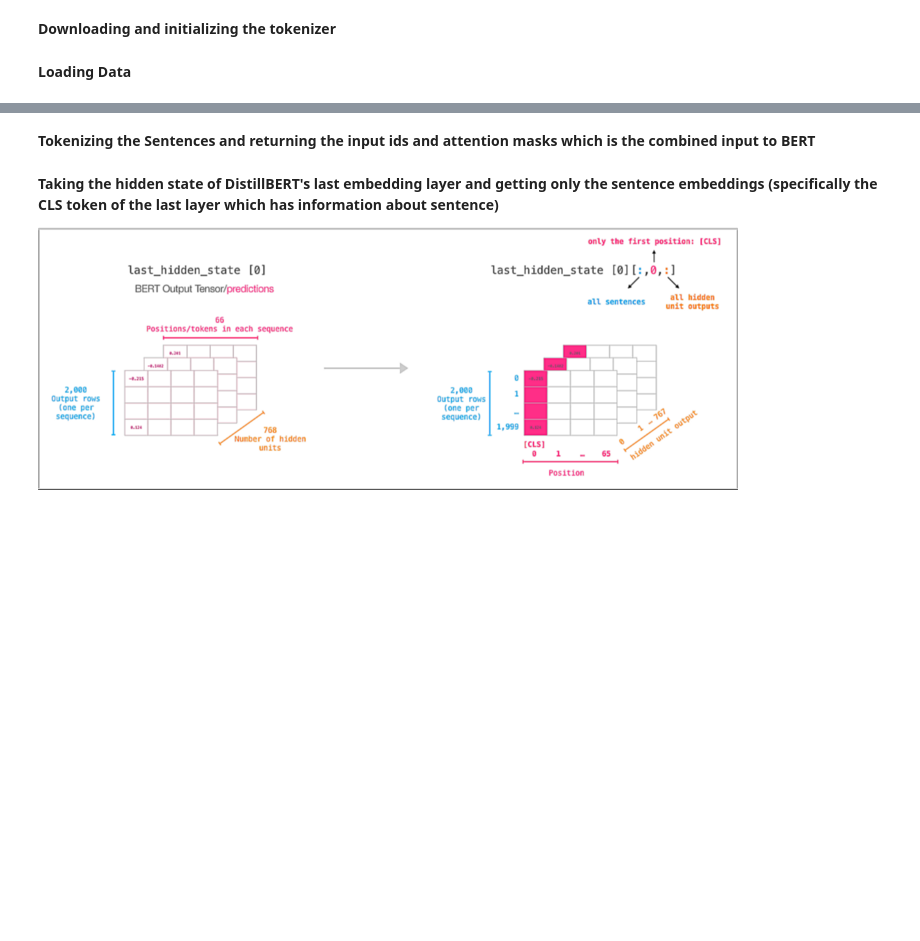
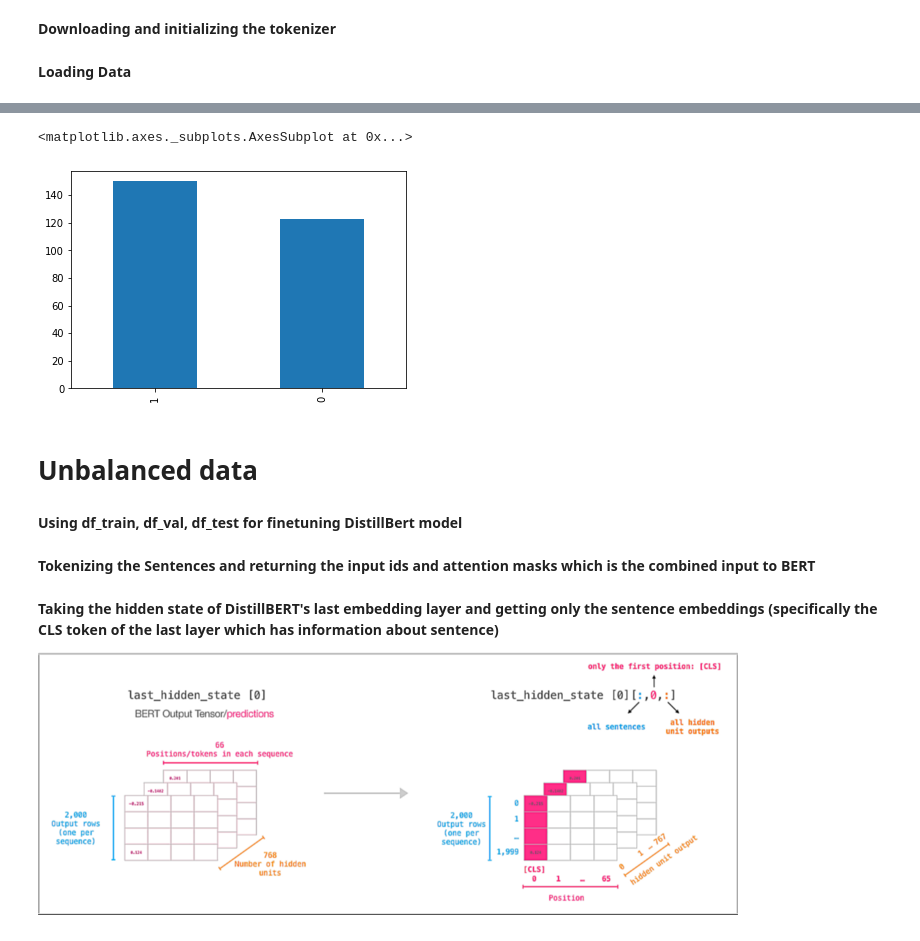
Before and after one commit to PadmajaVB/Sexist-Statement-Detection, a Jupyter notebook: DistillBERT.ipynb, the cells around one changed output, grey strips where cells are left out. Saved outputs shown, nothing was run; the diff lists cells and outputs as text; code cells hidden in the pictures; blank space fills up the shorter version.

```diff
--- a/DistillBERT.ipynb
+++ b/DistillBERT.ipynb
@@ -67,4 +63,0 @@ df_test= df.loc[test_index]
-# %%
-train_index, val_index = train_test_split(df_fit.index, test_size=0.1, shuffle=True)
-df_train= df_fit.loc[train_index]
-df_val= df_fit.loc[val_index]
@@ -71,3 +74,12 @@ df_val= df_fit.loc[val_index]
+# %%
+df_val['Label'].value_counts().plot(kind='bar')
+# %% [output]
+<matplotlib.axes._subplots.AxesSubplot at 0x...>
+[figure, added]
+# %% [markdown]
+# Unbalanced data
+# %% [markdown]
+**Using df_train, df_val, df_test for finetuning DistillBert model**
 # %%
 X_train=list(df_train.Sentences)
 X_val=list(df_val.Sentences)
```
Also changed, not shown: parts of 34 cells of this notebook.
